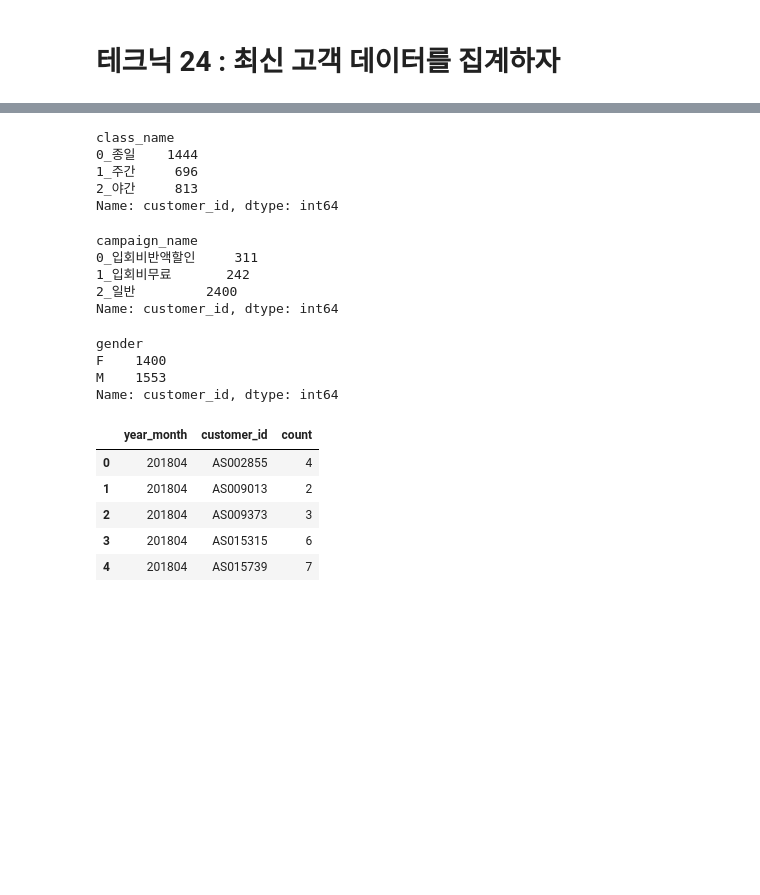
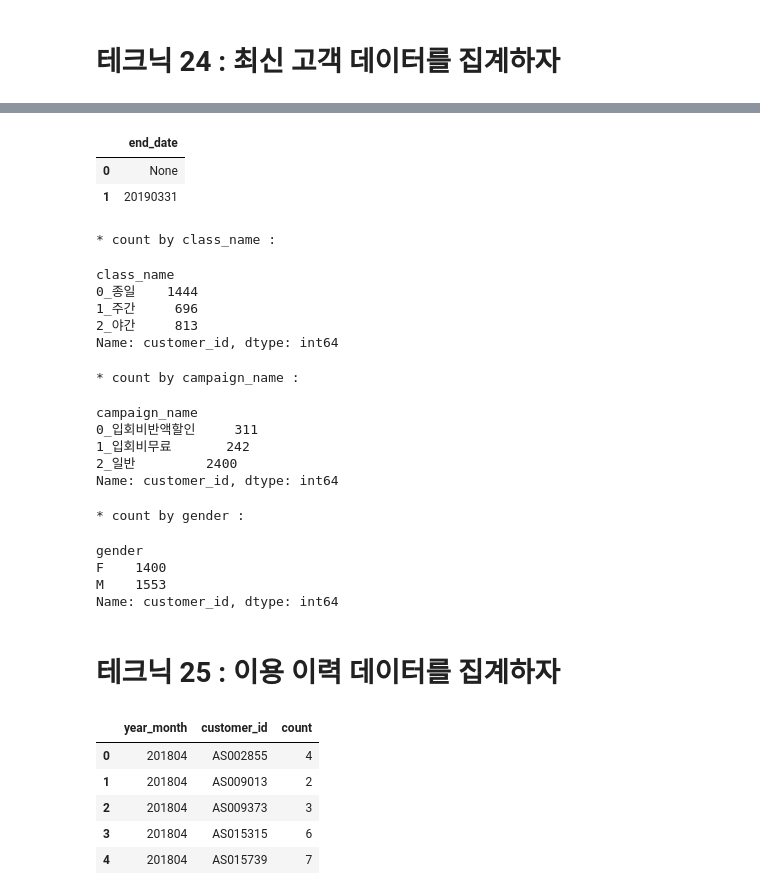
Before and after one commit to wooseok1152/python-data_analysis, a Jupyter notebook: 3장 고객의 전체 모습을 파악하는 테크닉 10.ipynb, the cells around one changed output, grey strips where cells are left out. Cells and saved outputs as stored; diff of their text form; code cells hidden in the pictures; blank space fills up the shorter version.

```diff
--- a/3장 고객의 전체 모습을 파악하는 테크닉 10.ipynb
+++ b/3장 고객의 전체 모습을 파악하는 테크닉 10.ipynb
@@ -236,4 +241,6 @@ display(customer_newer)
 # %%
 # customer_newr 데이터 셋 내 'end_date'컬럼에 저장된 고유한 데이터 값 파악
-customer_newer["end_date"].unique()
+
+print("* distinct value in end_date column :")
+display(sqldf("SELECT DISTINCT end_date FROM customer_newer"))
 # %% [output]
@@ -242,27 +248,35 @@ array([                          'NaT', '2019-03-31T00:00:00.000000000'],
+|  | end_date |
+| 0 | None |
+| 1 | 20190331 |
 # %%
-# class별 2019년 3월의 고객수 집계
+print("* count by class_name :")
 display(customer_newer.groupby("class_name").count()["customer_id"])
 
-# campaign별 2019년 3월의 고객수 집계
+print("* count by campaign_name :")
 display(customer_newer.groupby("campaign_name").count()["customer_id"])
 
-# gender별 2019년 3월의 고객수 집계
+print("* count by gender :")
 display(customer_newer.groupby("gender").count()["customer_id"])
 # %% [output]
-class_name
-0_종일    1444
-1_주간     696
-2_야간     813
-Name: customer_id, dtype: int64
+* count by class_name :
-campaign_name
-0_입회비반액할인     311
-1_입회비무료       242
-2_일반         2400
+class_name
+0_종일    1444
+1_주간     696
+2_야간     813
 Name: customer_id, dtype: int64
-gender
-F    1400
-M    1553
-Name: customer_id, dtype: int64
+* count by campaign_name :
+campaign_name
+0_입회비반액할인     311
+1_입회비무료       242
+2_일반         2400
+Name: customer_id, dtype: int64
+* count by gender :
+gender
+F    1400
+M    1553
+Name: customer_id, dtype: int64
+# %% [markdown]
+# 테크닉 25 : 이용 이력 데이터를 집계하자
 # %%
 # 고객별 월 이용 횟수 count
 uselog["usedate"] = pd.to_datetime(uselog["usedate"])
```
Also changed, not shown: parts of 5 cells of this notebook.
